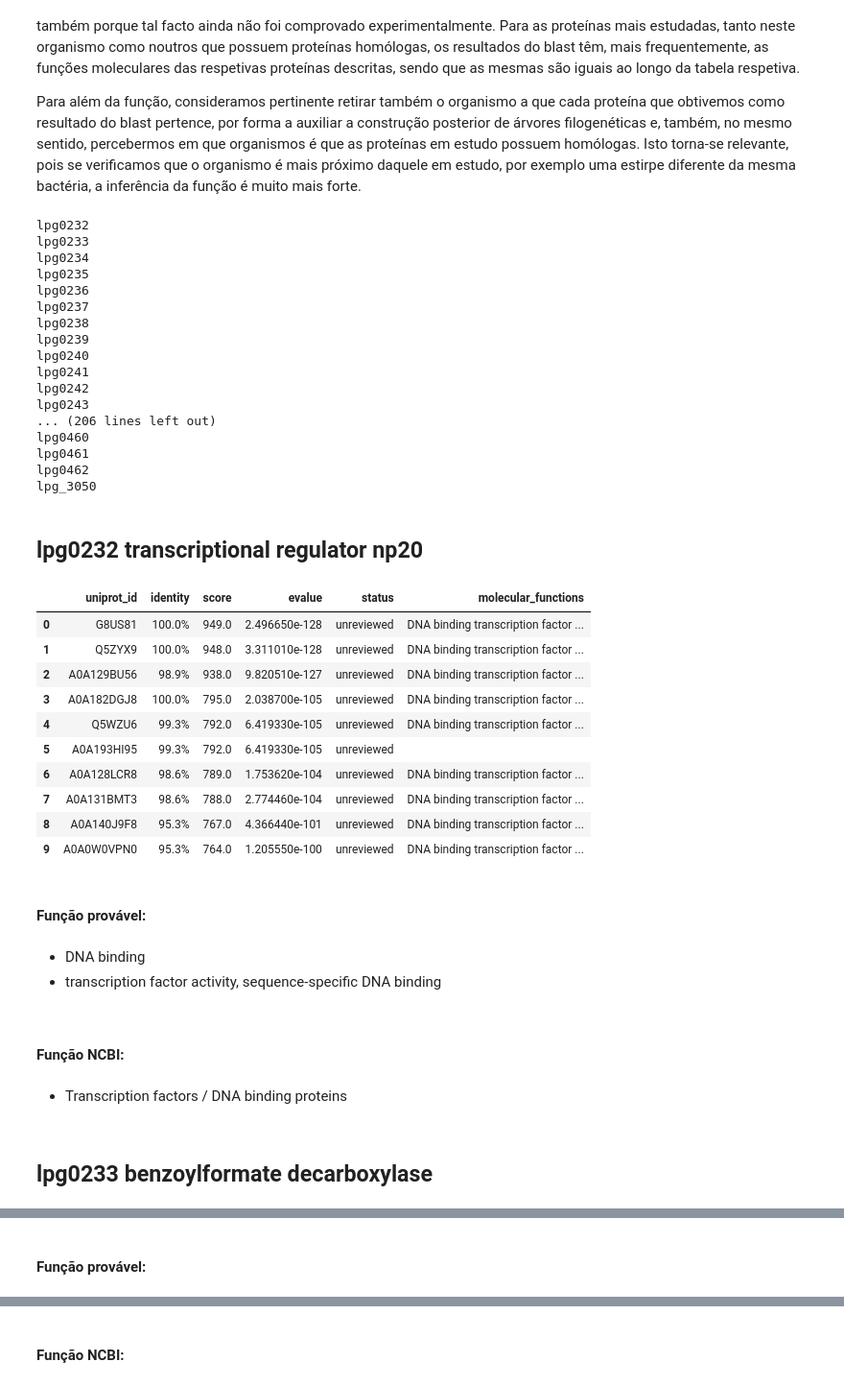
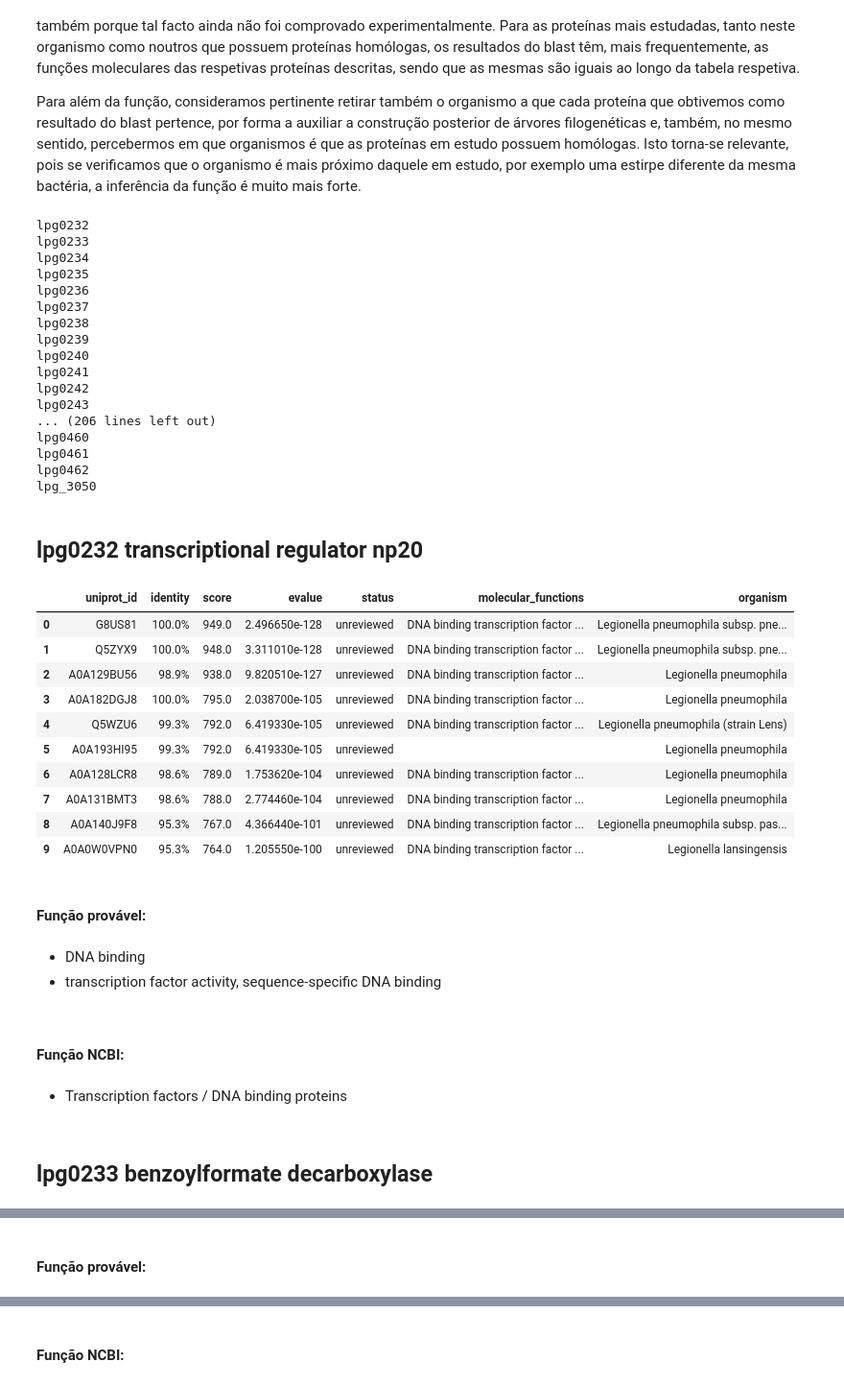
Before and after one commit to vitorenesduarte/bionella, a Jupyter notebook: site/blast_results.ipynb, the cells around one changed output, grey strips where cells are left out. Shown at 96% size. Cells and saved outputs as stored; diff of their text form; code cells hidden in the pictures.

```diff
--- a/site/blast_results.ipynb
+++ b/site/blast_results.ipynb
@@ -78,7 +78,7 @@ def main():
 
         # Mostrar apenas o top 10
         top_ten = blast_results[tag][0:10]
-        columns_to_show = ["uniprot_id", "identity", "score", "evalue", "status", "molecular_functions"]
+        columns_to_show = ["uniprot_id", "identity", "score", "evalue", "status", "molecular_functions", "organism"]
 
         # Mostrar tabela
         df = pd.DataFrame.from_dict(top_ten)
@@ -88,44 +88,44 @@ def main():
 
         inferred_functions = inferred[tag]
         if len(inferred_functions) > 0:
             display(HTML("<h4>Função provável:</h4>"))
             display(HTML(itemize(inferred_functions)))
 
         if "function" in ncbi[tag]:
             display(HTML("<h4>Função NCBI:</h4>"))
             display(HTML(itemize([ncbi[tag]["function"]])))
 
 main()
 # %% [output]
 lpg0232
 lpg0233
 lpg0234
 lpg0235
 lpg0236
 lpg0237
 lpg0238
 lpg0239
 lpg0240
 lpg0241
 lpg0242
 lpg0243
 ... (206 lines left out)
 lpg0460
 lpg0461
 lpg0462
 lpg_3050
 lpg0232 transcriptional regulator np20
-|  | uniprot_id | identity | score | evalue | status | molecular_functions |
-| 0 | G8US81 | 100.0% | 949.0 | 2.496650e-128 | unreviewed | DNA binding transcription factor ... |
-| 1 | Q5ZYX9 | 100.0% | 948.0 | 3.311010e-128 | unreviewed | DNA binding transcription factor ... |
-| 2 | A0A129BU56 | 98.9% | 938.0 | 9.820510e-127 | unreviewed | DNA binding transcription factor ... |
-| 3 | A0A182DGJ8 | 100.0% | 795.0 | 2.038700e-105 | unreviewed | DNA binding transcription factor ... |
-| 4 | Q5WZU6 | 99.3% | 792.0 | 6.419330e-105 | unreviewed | DNA binding transcription factor ... |
-| 5 | A0A193HI95 | 99.3% | 792.0 | 6.419330e-105 | unreviewed |  |
-| 6 | A0A128LCR8 | 98.6% | 789.0 | 1.753620e-104 | unreviewed | DNA binding transcription factor ... |
-| 7 | A0A131BMT3 | 98.6% | 788.0 | 2.774460e-104 | unreviewed | DNA binding transcription factor ... |
-| 8 | A0A140J9F8 | 95.3% | 767.0 | 4.366440e-101 | unreviewed | DNA binding transcription factor ... |
-| 9 | A0A0W0VPN0 | 95.3% | 764.0 | 1.205550e-100 | unreviewed | DNA binding transcription factor ... |
+|  | uniprot_id | identity | score | evalue | status | molecular_functions | organism |
+| 0 | G8US81 | 100.0% | 949.0 | 2.496650e-128 | unreviewed | DNA binding transcription factor ... | Legionella pneumophila subsp. pne... |
+| 1 | Q5ZYX9 | 100.0% | 948.0 | 3.311010e-128 | unreviewed | DNA binding transcription factor ... | Legionella pneumophila subsp. pne... |
+| 2 | A0A129BU56 | 98.9% | 938.0 | 9.820510e-127 | unreviewed | DNA binding transcription factor ... | Legionella pneumophila |
+| 3 | A0A182DGJ8 | 100.0% | 795.0 | 2.038700e-105 | unreviewed | DNA binding transcription factor ... | Legionella pneumophila |
+| 4 | Q5WZU6 | 99.3% | 792.0 | 6.419330e-105 | unreviewed | DNA binding transcription factor ... | Legionella pneumophila (strain Lens) |
+| 5 | A0A193HI95 | 99.3% | 792.0 | 6.419330e-105 | unreviewed |  | Legionella pneumophila |
+| 6 | A0A128LCR8 | 98.6% | 789.0 | 1.753620e-104 | unreviewed | DNA binding transcription factor ... | Legionella pneumophila |
+| 7 | A0A131BMT3 | 98.6% | 788.0 | 2.774460e-104 | unreviewed | DNA binding transcription factor ... | Legionella pneumophila |
+| 8 | A0A140J9F8 | 95.3% | 767.0 | 4.366440e-101 | unreviewed | DNA binding transcription factor ... | Legionella pneumophila subsp. pas... |
+| 9 | A0A0W0VPN0 | 95.3% | 764.0 | 1.205550e-100 | unreviewed | DNA binding transcription factor ... | Legionella lansingensis |
 Função provável:
 DNA binding
 transcription factor activity, sequence-specific DNA binding
```
Also changed, not shown: parts of 1 cell of this notebook.
